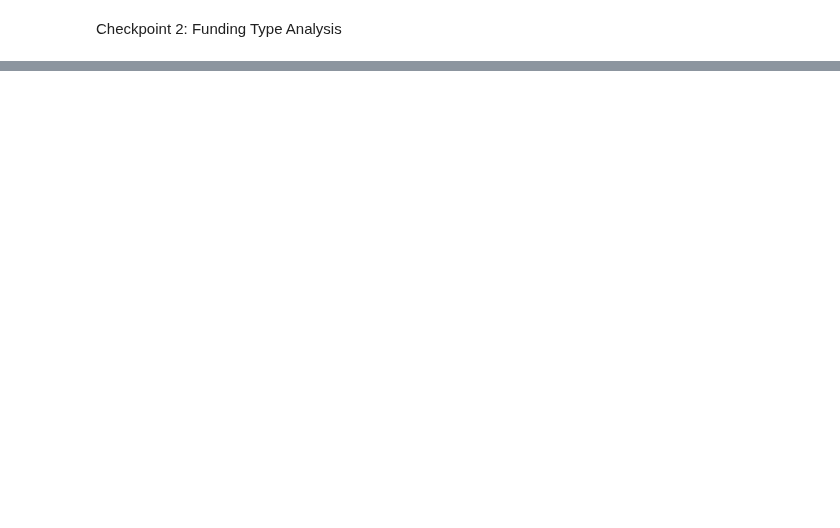
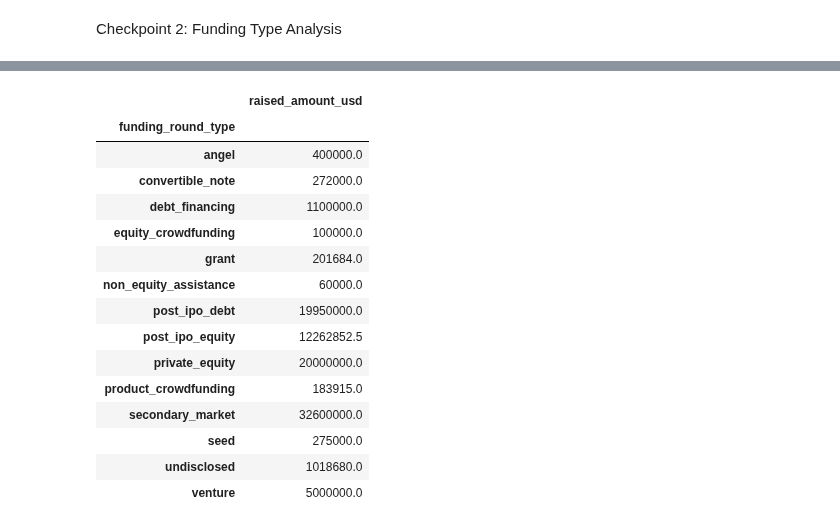
Before and after one commit to santoshkumarvagga/Data-Science, a Jupyter notebook: Untitled-1.ipynb, the cells around one changed output, grey strips where cells are left out. Drawn from its saved outputs; the diff is of its cells as text; code cells hidden in the pictures; blank space fills up the shorter version.

```diff
--- a/Untitled-1.ipynb
+++ b/Untitled-1.ipynb
@@ -94,0 +127,22 @@ TypeError: can only concatenate str (not "float") to str
+# %%
+df_obj = master_frame.groupby('funding_round_type')
+pd.DataFrame(df_obj['raised_amount_usd'].median())
+
+# Unable to boxplot this data, facing difficulty. If we consider Median since mode is not possible,Venture is 5 Million and Private Equity is 20 Million, rest others are less than 5 Million. SO, We conclude that "VENTURE" is best suited investment scheme for the company.
+# %% [output]
+|  | raised_amount_usd |
+| funding_round_type |  |
+| angel | 400000.0 |
+| convertible_note | 272000.0 |
+| debt_financing | 1100000.0 |
+| equity_crowdfunding | 100000.0 |
+| grant | 201684.0 |
+| non_equity_assistance | 60000.0 |
+| post_ipo_debt | 19950000.0 |
+| post_ipo_equity | 12262852.5 |
+| private_equity | 20000000.0 |
+| product_crowdfunding | 183915.0 |
+| secondary_market | 32600000.0 |
+| seed | 275000.0 |
+| undisclosed | 1018680.0 |
+| venture | 5000000.0 |
```
Also changed, not shown: parts of 10 cells of this notebook, 27 other files.
